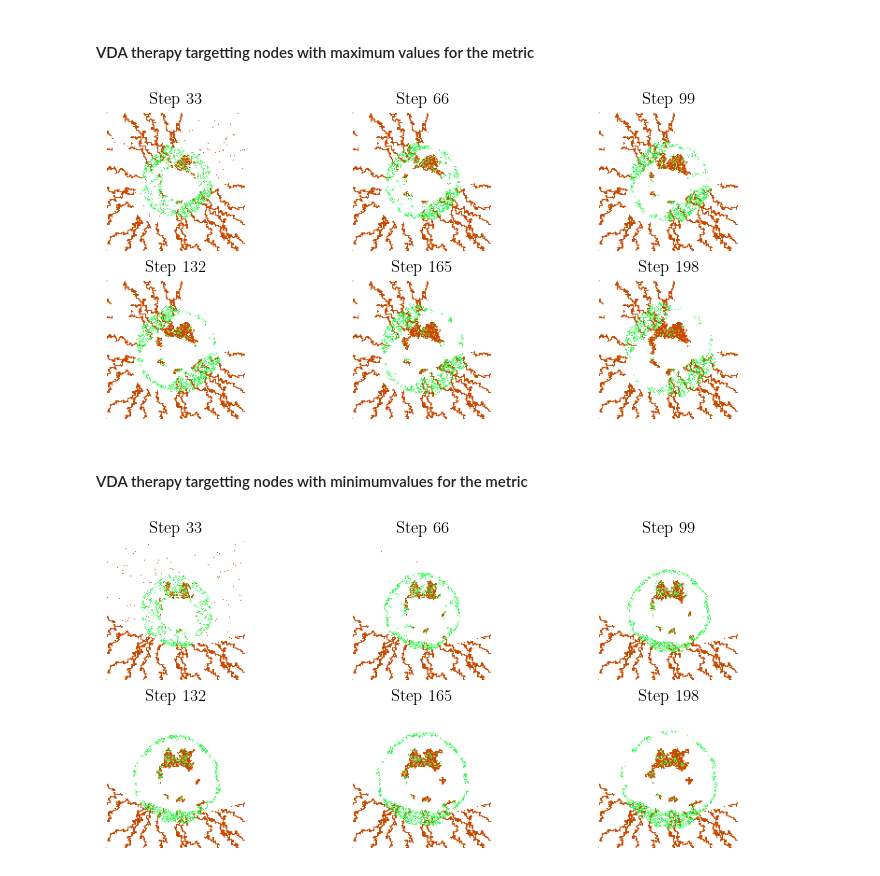
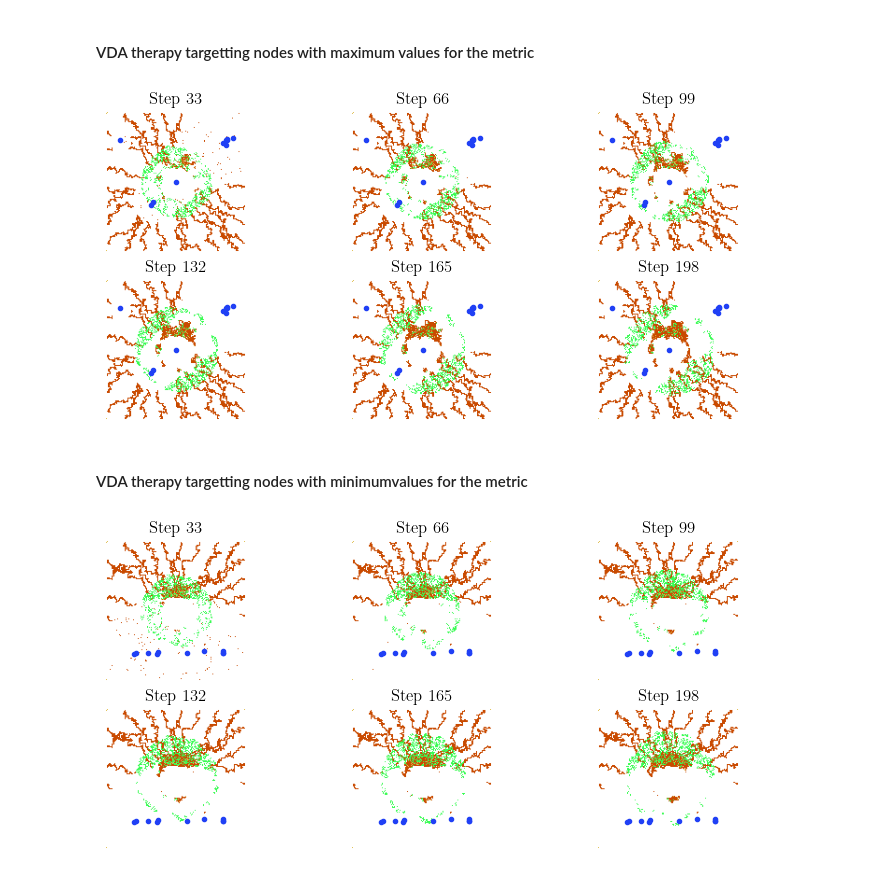
Before and after one commit to walup/Synchro_Angiogenesis_Model, a Jupyter notebook: tests_angiogenesis_automata.ipynb, the cells around one changed output. Drawn from its saved outputs; the diff is of its cells as text; code cells hidden in the pictures.

```diff
--- a/tests_angiogenesis_automata.ipynb
+++ b/tests_angiogenesis_automata.ipynb
@@ -194,6 +194,7 @@ currentIndex = 0
 indexDelta = int(nEvolutionSteps/nSlices)
 automatonWidth = 150
 automatonHeight = 150
+nodePositions = []
 
 for i in range(0,nSlices):
     currentIndex = currentIndex + indexDelta
@@ -231,6 +232,7 @@ for j in range(0,len(nodeNumbersToTarget)):
     node = bloodVesselNetwork.nodes[int(nodeIndex)]
     automatonIndex1 = node.automatonIndex1
     automatonIndex2 = node.automatonIndex2
+    nodePositions.append([automatonIndex2, automatonIndex1])
     locationsToTreat[automatonIndex1, automatonIndex2] = 1
 
 
@@ -239,6 +241,7 @@ vesselKillThreshold = 0.04
 potentialConstant = 1
 sourceAmplification = 2
 stepDeathProbability = 0.1
+nodeTargetColor = ""
 
 angioTherapy = Therapy(TherapyType.VDA, startDay, locationsToTreat, vesselKillThreshold, potentialConstant, sourceAmplification, stepDeathProbability)
 tumor.addTherapy(angioTherapy)
@@ -250,6 +253,7 @@ rc('axes', labelsize=20)
 rc('xtick', labelsize=14)
 rc('ytick',labelsize = 14)
 slices = tumor.networkMovie[:,:,:,:]
+targetNodeColor = "#2040f5"
 
 fig, ax = plt.subplots(2,3,figsize = (9,4))
 for i in range(0,len(frameIndexes)):
@@ -261,13 +265,19 @@ for i in range(0,len(frameIndexes)):
     frame = slices[:,:,:,frameIndex]
 
     ax[axisIndex1, axisIndex2].imshow(frame)
+    for i in range(0,len(nodePositions)):
+        position = nodePositions[i]
+        ax[axisIndex1, axisIndex2].plot(position[0], position[1], marker = "o", markersize = 3, color = targetNodeColor)
+
+
+
     ax[axisIndex1, axisIndex2].set_axis_off()
     ax[axisIndex1, axisIndex2].set_title("Step "+str(frameIndex - 200 ))
 fig.savefig('Figures/vda_automaton_example_max.pdf', format='pdf', dpi=600, bbox_inches='tight')
 
 #tikzplotlib.save("tikz_pictures/antio_angiogenic_automaton_example_max.tex")
 # %% [output]
-[figure, old version]
+[figure, new version]
 # %% [markdown]
 #### VDA therapy targetting nodes with minimumvalues for the metric
 # %%
@@ -278,6 +288,7 @@ currentIndex = 0
 indexDelta = int(nEvolutionSteps/nSlices)
 automatonWidth = 150
 automatonHeight = 150
+nodePositions = []
 
 for i in range(0,nSlices):
     currentIndex = currentIndex + indexDelta
@@ -302,8 +313,8 @@ proliferatingPositions = tumor.getProliferatingLocations()
 
 bloodVesselNetwork = graphTransformer.convertAutomatonToGraphWithTumor(occupiedCells, proliferatingPositions)
 
-#Nodes with max degree centrality
-metricIndex = 5
+#Nodes with min degree centrality
+metricIndex = 4
 
 #Design the therapy using the nodes to target
 nodeNumbersToTarget = readCSVColumn(networkMetricsSrc, metricIndex)
@@ -315,6 +326,7 @@ for j in range(0,len(nodeNumbersToTarget)):
     node = bloodVesselNetwork.nodes[int(nodeIndex)]
     automatonIndex1 = node.automatonIndex1
     automatonIndex2 = node.automatonIndex2
+    nodePositions.append([automatonIndex2, automatonIndex1])
     locationsToTreat[automatonIndex1, automatonIndex2] = 1
 
 
@@ -330,27 +342,31 @@ tumor.continueTumorEvolution(tumorEvolutionSteps, True, True, True, True)
 # %%
 rc('font', **{'family': 'serif', 'serif': ['Computer Modern']})
 rc('text', usetex=True)
 rc('axes', labelsize=20)
 rc('xtick', labelsize=14)
 rc('ytick',labelsize = 14)
 
 slices = tumor.networkMovie[:,:,:,:]
 
 fig, ax = plt.subplots(2,3,figsize = (9,4))
 for i in range(0,len(frameIndexes)):
     frameIndex = frameIndexes[i]
 
     axisIndex1 = i//3
     axisIndex2 = i%3
 
     frame = slices[:,:,:,frameIndex]
 
     ax[axisIndex1, axisIndex2].imshow(frame)
+    for i in range(0,len(nodePositions)):
+        position = nodePositions[i]
+        ax[axisIndex1, axisIndex2].plot(position[0], position[1], marker = "o", markersize = 3, color = targetNodeColor)
+
     ax[axisIndex1, axisIndex2].set_axis_off()
     ax[axisIndex1, axisIndex2].set_title("Step "+str(frameIndex - 200))
 fig.savefig('Figures/vda_automaton_example_min.pdf', format='pdf', dpi=600, bbox_inches='tight')
 
 
 #tikzplotlib.save("tikz_pictures/antio_angiogenic_automaton_example_min.tex")
 # %% [output]
-[figure, old version]
+[figure, new version]
```
Also changed, not shown: 2 other files.
